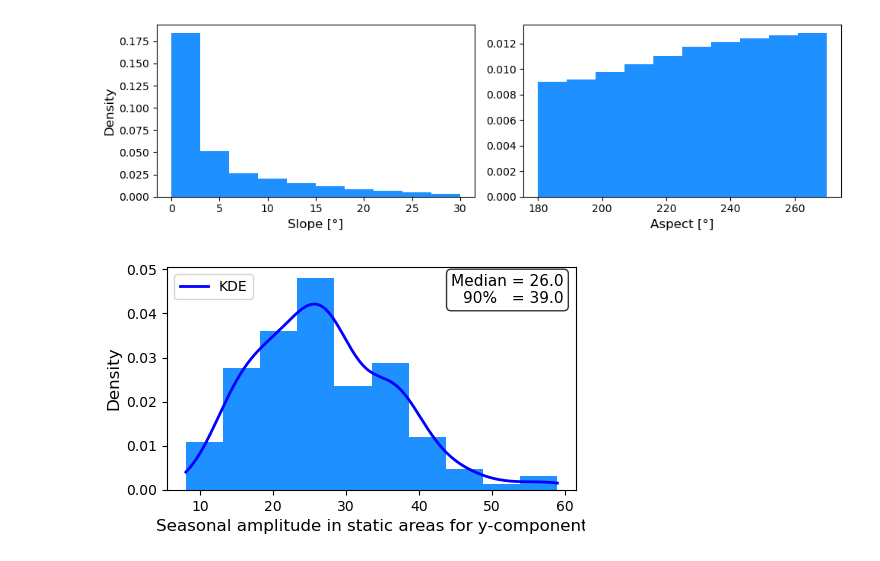
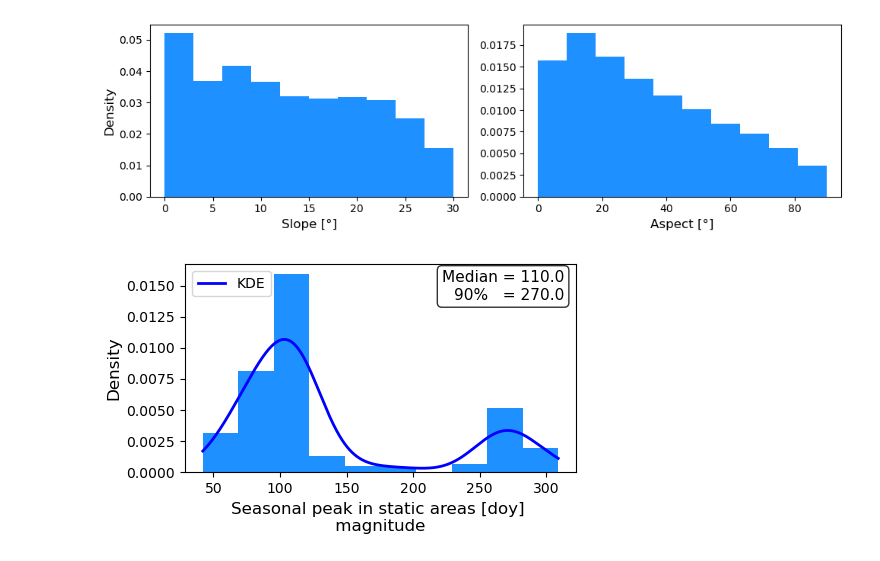
Before and after one commit to LauraneC/SeBVel, a Jupyter notebook: example/5-stats_in_static_areas/stats_sinusoidal_fit_in_static_areas.ipynb, the cells around one changed output. Saved outputs shown, nothing was run; the diff lists cells and outputs as text; code cells hidden in the pictures.

```diff
--- a/example/5-stats_in_static_areas/stats_sinusoidal_fit_in_static_areas.ipynb
+++ b/example/5-stats_in_static_areas/stats_sinusoidal_fit_in_static_areas.ipynb
@@ -4,9 +4,9 @@ from scipy.stats import gaussian_kde
 import geoutils as gu
 import numpy as np
 # %%
-glacier = "Russel"
-variable = "y"
-feature = "amplitude"
+glacier = "Kask"
+variable = "v"
+feature = "phase"
 
 if glacier == "Russel":
     path_save = f"/Users/charriel/Documents/Seasonality/Russel/"
@@ -68,7 +68,7 @@ plt.tight_layout()
 plt.show()
 fig.savefig(f"{path_save}/slope_and_aspect_distribution.png")
 # %% [output]
-[figure, old version]
+[figure, new version]
 # %%
 # -------------------------
 # Statistics
@@ -100,32 +100,37 @@ x_vals = np.linspace(pixel_values.min(), pixel_values.max(), 1000)
 ax.plot(x_vals, kde(x_vals), "b-", linewidth=2, label="KDE")
 
 # Labels
 if feature == "phase":label_feature="peak"
 else: label_feature="amplitude"
-ax.set_xlabel(f"Seasonal {label_feature} in static areas for {variable}-component",fontsize=12)
+if feature == "phase":unit = "[doy]"
+else: unit = "[m/y]"
+if variable == "v":
+    ax.set_xlabel(f"Seasonal {label_feature} in static areas {unit} \n magnitude ",fontsize=12)
+else:
+    ax.set_xlabel(f"Seasonal {label_feature} in static areas {unit} \n {variable}-component ",fontsize=12)
 ax.set_ylabel("Density",fontsize=12)
 ax.legend()
 
 # -------------------------
 # Text box with statistics
 # -------------------------
 stats_text = (
     f"Median = {median:.1f}\n"
     f"90%   = {p90:.1f}"
 )
 
 ax.text(
     0.97, 0.97,
     stats_text,
     transform=ax.transAxes,
     fontsize=11,
     verticalalignment="top",
     horizontalalignment="right",
     bbox=dict(boxstyle="round", facecolor="white", alpha=0.8)
 )
 
 plt.tight_layout()
 plt.show()
 fig.savefig(f"{path_save}/stats_sinusoidal_fit_in_static_areas_{feature}_{variable}.png")
 # %% [output]
-[figure, old version]
+[figure, new version]
```
Also changed, not shown: 4 other files.
